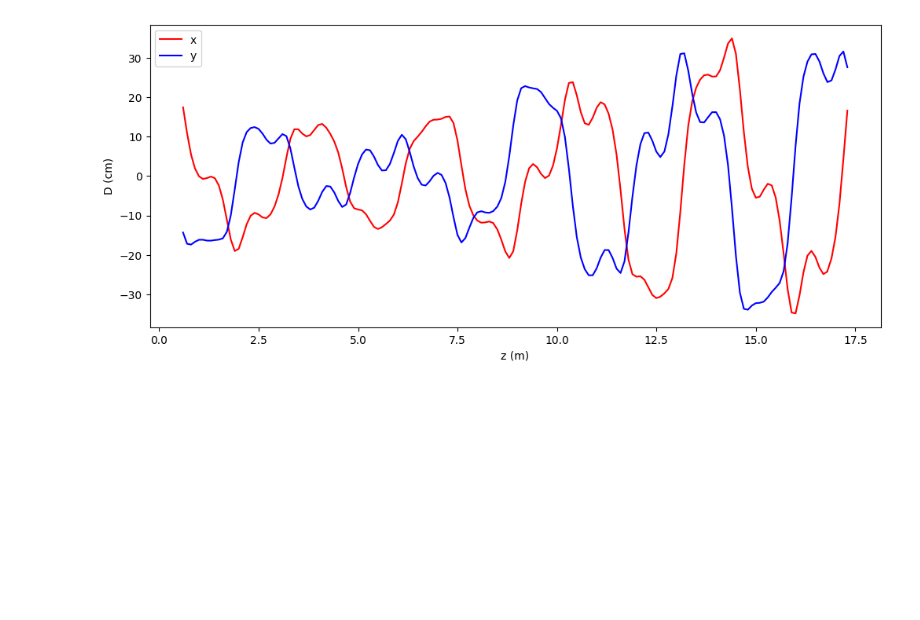
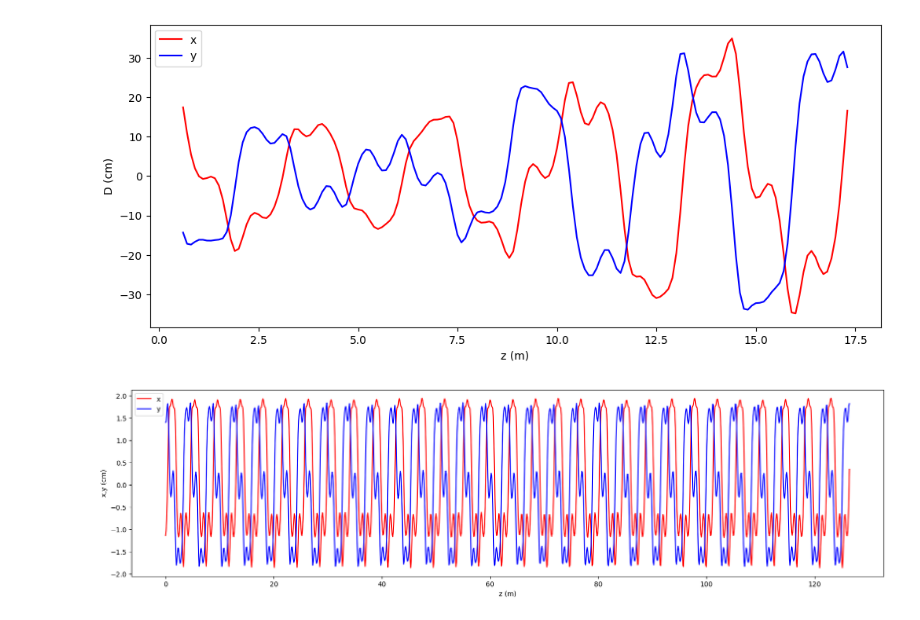
Before and after one commit to criggall/muon-cooling, a Jupyter notebook: Simplified-HFOFO/plot-compare-particles-dp.ipynb, the cells around one changed output. Saved outputs shown, nothing was run; the diff lists cells and outputs as text; code cells hidden in the pictures; blank space fills up the shorter version.

```diff
--- a/Simplified-HFOFO/plot-compare-particles-dp.ipynb
+++ b/Simplified-HFOFO/plot-compare-particles-dp.ipynb
@@ -558,3 +558,14 @@ plt.legend(loc='upper left')
 plt.show()
 # %% [output]
 [figure]
+# %%
+# Plot x,y trajectory along channel:
+plt.figure(figsize=(20,5))
+plt.plot(z_vals,x_vals,color='red',label='x')
+plt.plot(z_vals,y_vals,color='blue',label='y')
+plt.xlabel('z (m)')
+plt.ylabel('x,y (cm)')
+plt.legend(loc='upper left')
+plt.show()
+# %% [output]
+[figure, added]
```
Also changed, not shown: 3 other files.
